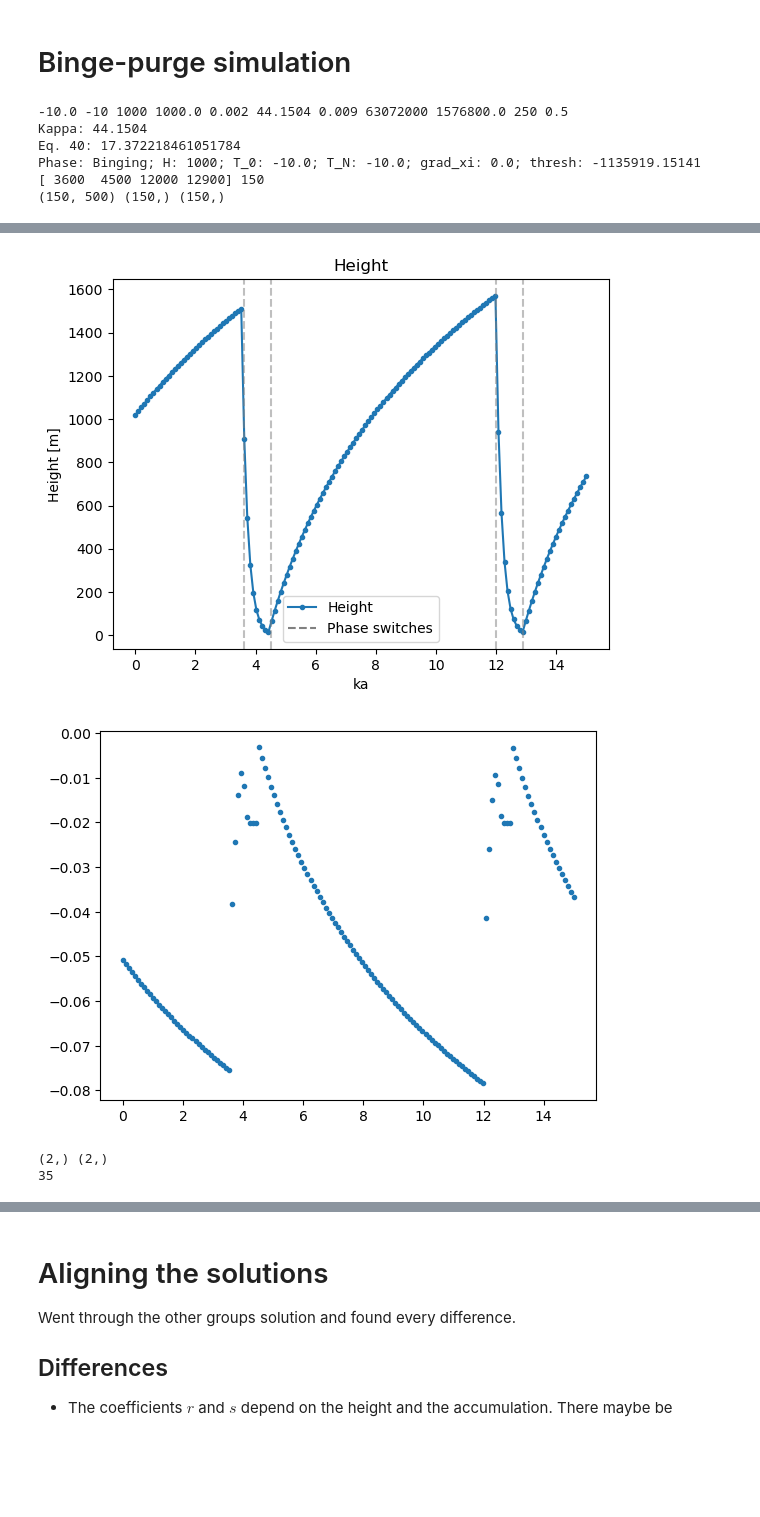
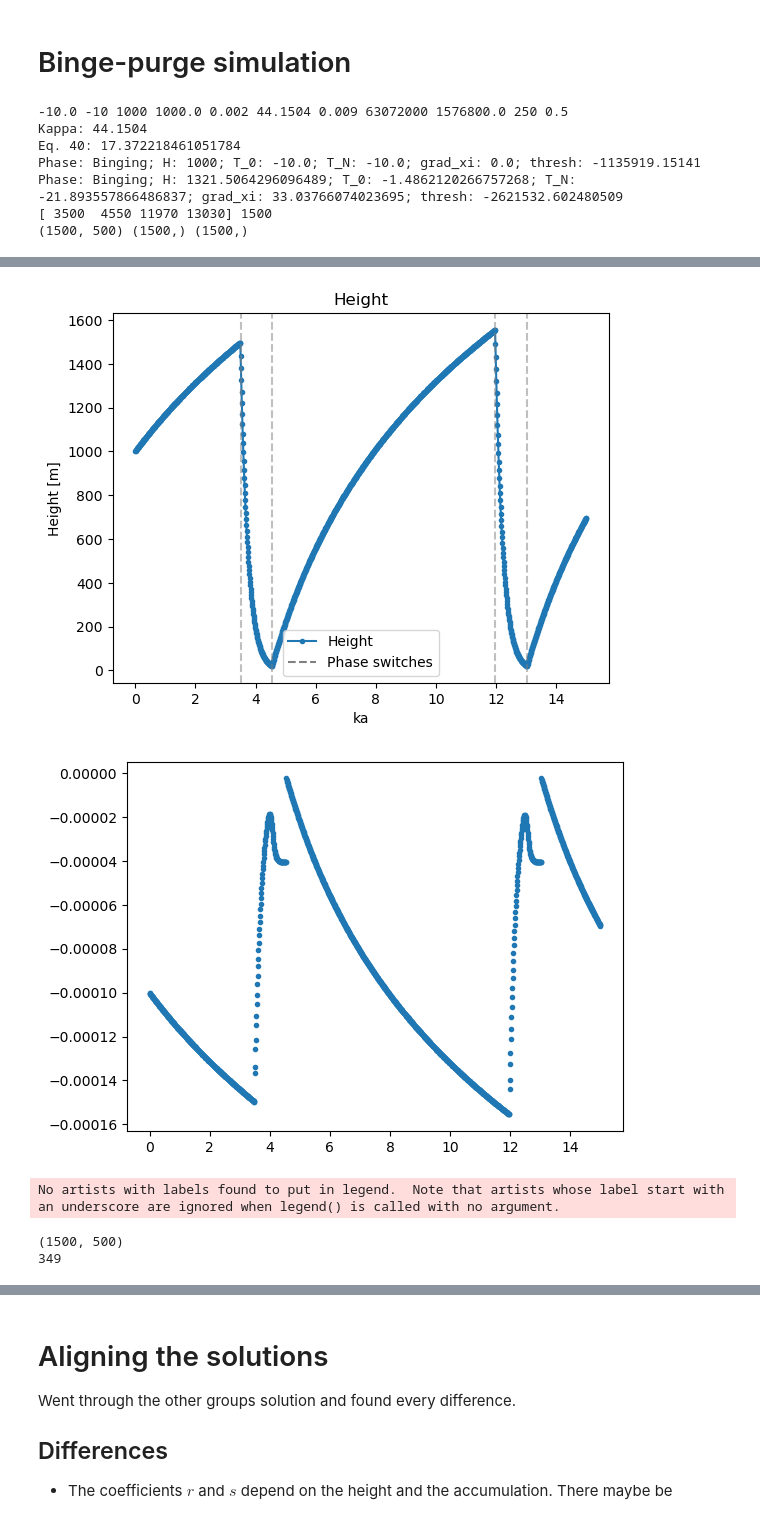
Before and after one commit to Bjartensen/binge_purge_eacp, a Jupyter notebook: project.ipynb, the cells around one changed output, grey strips where cells are left out. Cells and saved outputs as stored; diff of their text form; code cells hidden in the pictures; blank space fills up the shorter version.

```diff
--- a/project.ipynb
+++ b/project.ipynb
@@ -602,7 +662,7 @@ class Simulation:
 # %%
 T0 = -10
 grid_size = 500
-time_step = 100
+time_step = 10
 years = 15E3
 max_iterations = int(years/time_step)
 sim = Simulation(T0, grid_size, time_step, max_iterations)
@@ -626,35 +686,13 @@ print(simSwitch, len(simH))
 
 print(simT.shape, simH.shape, simTime.shape)
 
-plt.plot(simTime/1000, simT[:,0], label="Temperatures", marker=".")
-for s in simSwitch: plt.axvline(s/1000, color="grey", alpha=0.5, linestyle="dashed")
-plt.plot([], [], color="grey", linestyle="dashed", label="Phase switches")
-#plt.axhline(0)
-plt.title("Basal T")
-plt.xlabel("ka")
-plt.ylabel("T [C]")
-plt.legend()
-#plt.axvline(920)
-#plt.axvline(3.5)
-plt.axhline(0, color="grey", linestyle="dashed")
 
-plt.show()
+sim.plot_basal_temp()
+sim.plot_height()
+sim.plot_basal_gradient()
 
-plt.plot(simTime/1000, simH, label="Height", marker=".")
-for s in simSwitch: plt.axvline(s/1000, color="grey", alpha=0.5, linestyle="dashed")
-plt.plot([], [], color="grey", linestyle="dashed", label="Phase switches")
-plt.title("Height")
-plt.xlabel("ka")
-plt.ylabel("Height [m]")
-plt.legend()
+sim.plot_profiles()
 
-#plt.axvline(3.5)
-plt.show()
-
-
-
-plt.scatter(simTime/1000, simT[:,1]-simT[:,0], marker=".")
-plt.show()
 
 T_x = np.linspace(0, len(simT[-1]), len(simT[-1]))
 #grad1=simT[-1][1]-simT[-1][0]
@@ -702,5 +740,6 @@ print(max)
 Kappa: 44.1504
 Eq. 40: 17.372218461051784
 Phase: Binging; H: 1000; T_0: -10.0; T_N: -10.0; grad_xi: 0.0; thresh: -1135919.15141
-[ 3600  4500 12000 12900] 150
-(150, 500) (150,) (150,)
+Phase: Binging; H: 1321.5064296096489; T_0: -1.4862120266757268; T_N: -21.893557866486837; grad_xi: 33.03766074023695; thresh: -2621532.602480509
+[ 3500  4550 11970 13030] 1500
+(1500, 500) (1500,) (1500,)
@@ -708,4 +747,5 @@ Phase: Binging; H: 1000; T_0: -10.0; T_N: -10.0; grad_xi: 0.0; thresh: -1135919.
-[figure, old version]
+[figure, new version]
-[figure, old version]
+[figure, new version]
-(2,) (2,)
-35
+No artists with labels found to put in legend.  Note that artists whose label start with an underscore are ignored when legend() is called with no argument.
+(1500, 500)
+349
```
Also changed, not shown: parts of 2 cells of this notebook, 5 other files.
